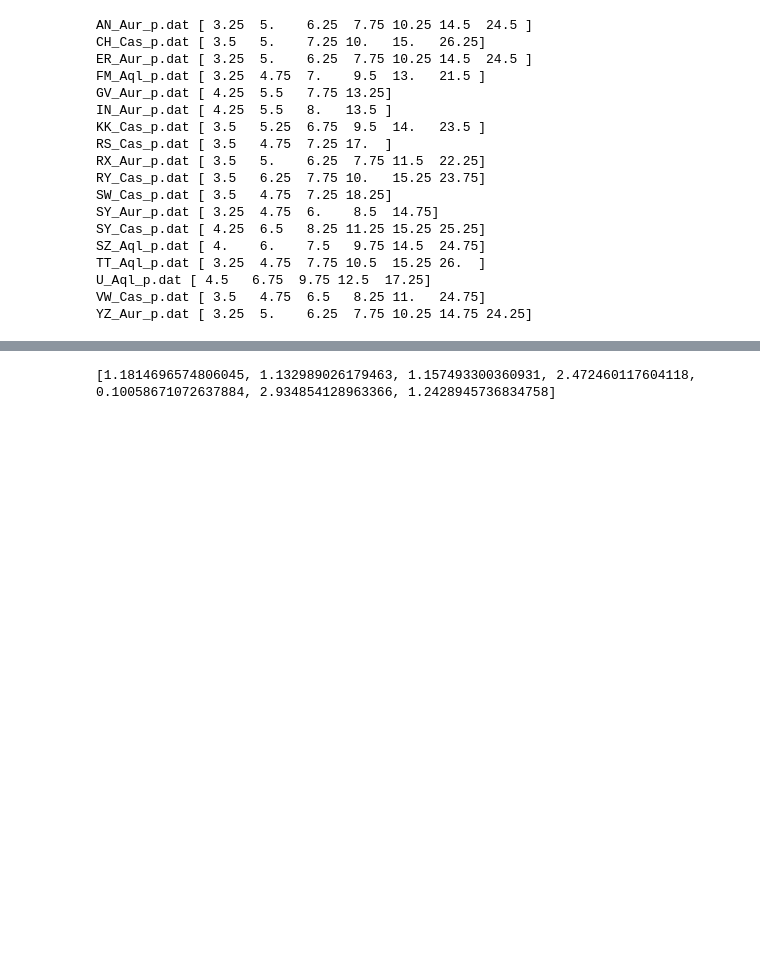
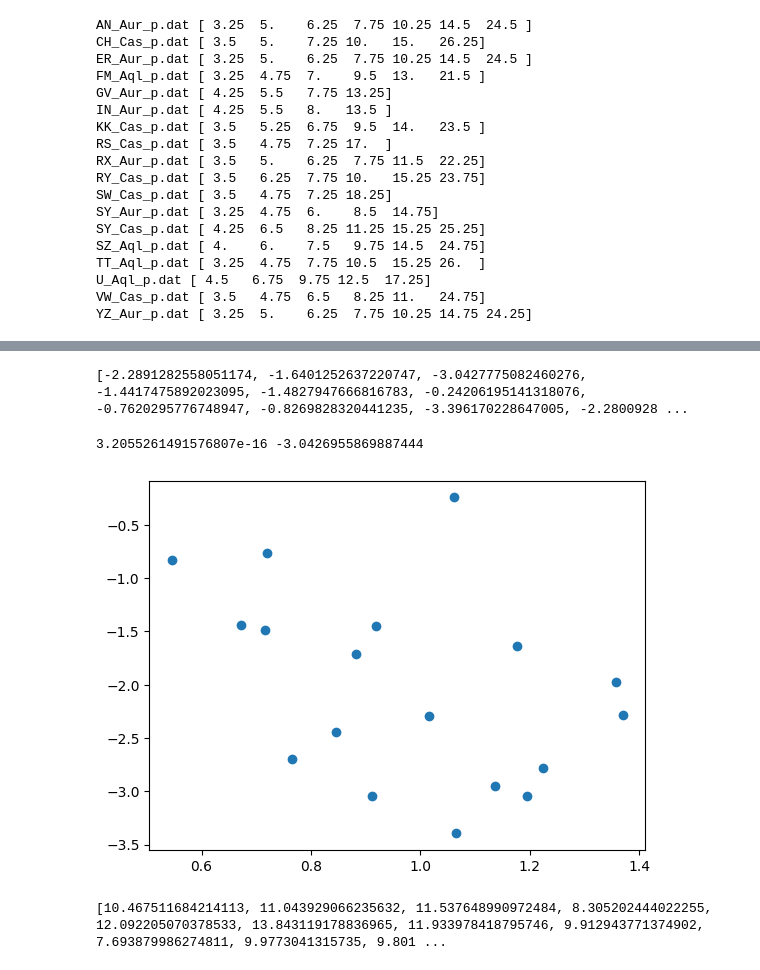
Before and after one commit to lewismcnish/Astronomy, a Jupyter notebook: Cepheid_Variables/Ceipheid.ipynb, the cells around one changed output, grey strips where cells are left out. Cells and saved outputs as stored; diff of their text form; code cells hidden in the pictures; blank space fills up the shorter version.

```diff
--- a/Cepheid_Variables/Ceipheid.ipynb
+++ b/Cepheid_Variables/Ceipheid.ipynb
@@ -146,7 +174,45 @@ AttributeError: 'numpy.float64' object has no attribute 'index'
-# %%
-print(chi_values)
-# %% [output]
-[1.1814696574806045, 1.132989026179463, 1.157493300360931, 2.472460117604118, 0.10058671072637884, 2.934854128963366, 1.2428945736834758]
+# %%
+colour_band = np.loadtxt('data_files/colour_band.txt')
+Av = []
+for i in colour_band:
+    Av.append(3.1*i)
+Av = np.array(Av)
+
+distance = (np.loadtxt('data_files/distance.txt'))
+# %%
+def abs_mag(apparent_mag, dist):
+    return apparent_mag - 5*np.log10(dist) + 5
+abs_magnitude = []
+for i in range(len(final_apparent_visual_magnitude)):
+    abs_mag((final_apparent_visual_magnitude[i]), distance[i])
+
+    abs_magnitude.append(abs_mag(final_apparent_visual_magnitude[i], distance[i]))
+
+print(abs_magnitude)
+# %% [output]
+[-2.2891282558051174, -1.6401252637220747, -3.0427775082460276, -1.4417475892023095, -1.4827947666816783, -0.24206195141318076, -0.7620295776748947, -0.8269828320441235, -3.396170228647005, -2.2800928 ...
+# %%
+log_period = np.log10(star_data['period'])
+
+def straight_line(x, m, c):
+    return m*x + c
+
+popt, pcov = scipy.optimize.curve_fit(straight_line, log_period, abs_magnitude[i], p0 = [0,0])
+
+print(popt[0],popt[1])
+# %% [output]
+3.2055261491576807e-16 -3.0426955869887444
+# %%
+plt.figure()
+plt.scatter(log_period, abs_magnitude)
+#plt.plot(log_period, straight_line(log_period, popt[0], popt[1]), 'o-')
+plt.show()
+# %% [output]
+[figure, added]
+# %%
+print(star_data['apparent_visual_magnitude'])
+# %% [output]
+[10.467511684214113, 11.043929066235632, 11.537648990972484, 8.305202444022255, 12.092205070378533, 13.843119178836965, 11.933978418795746, 9.912943771374902, 7.693879986274811, 9.9773041315735, 9.801 ...
 # %%
 #extra stuff
 
```
Also changed, not shown: parts of 5 cells of this notebook, 2 other files.
